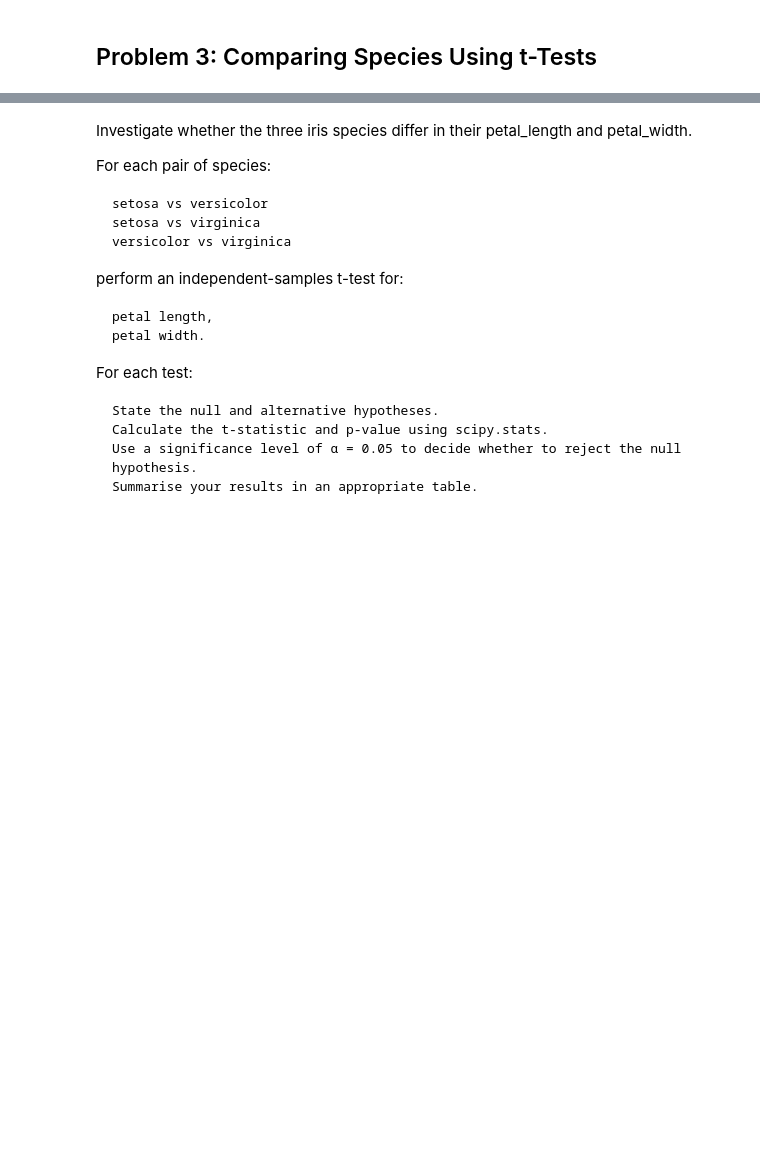
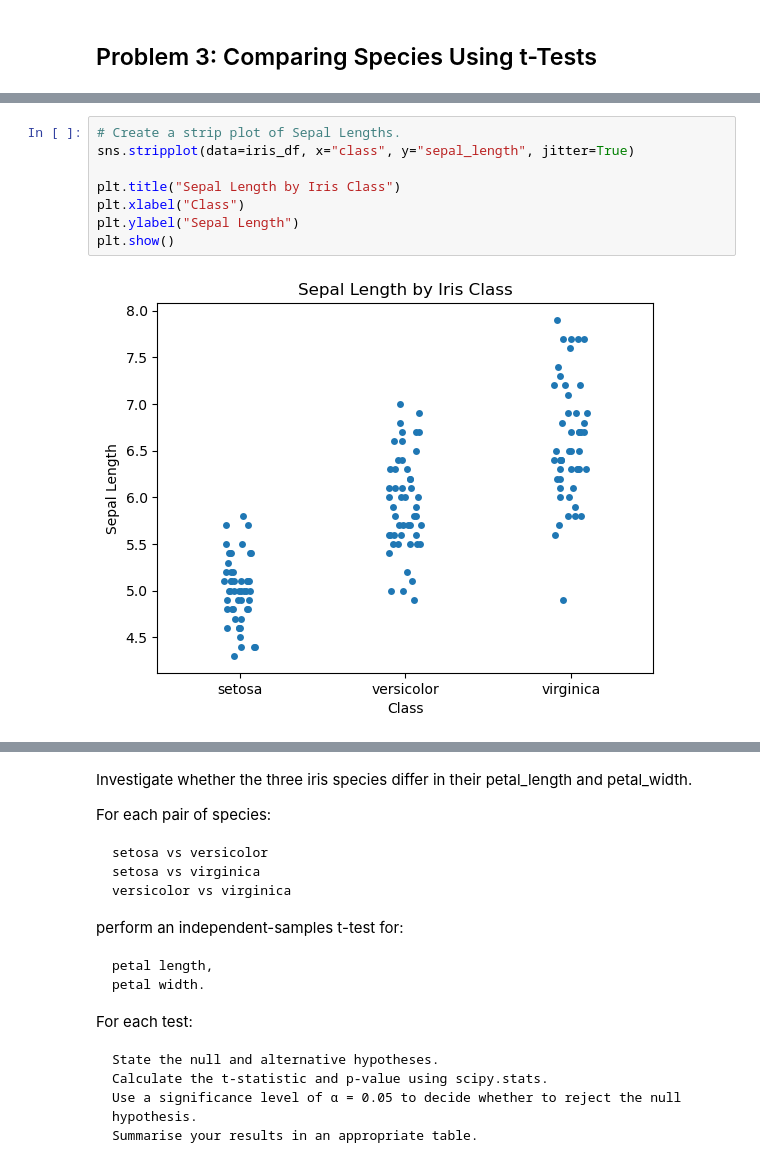
Before and after one commit to callagg2/applied_statistics, a Jupyter notebook: problems.ipynb, the cells around one changed output, grey strips where cells are left out. Saved outputs shown, nothing was run; the diff lists cells and outputs as text; blank space fills up the shorter version.

```diff
--- a/assessment/problems.ipynb
+++ b/problems.ipynb
@@ -736 +737,11 @@ Investigate the relationship between petal_length and petal_width in the Iris da
 Approach: Perform independent-samples t-tests (via scipy.stats.ttest_ind) for all species pairs (setosa vs. versicolor, setosa vs. virginica, versicolor vs. virginica) on both petal length and width. Evaluate results against a significance level of α = 0.05 .
+# %%
+# Create a strip plot of Sepal Lengths.
+sns.stripplot(data=iris_df, x="class", y="sepal_length", jitter=True)
+
+plt.title("Sepal Length by Iris Class")
+plt.xlabel("Class")
+plt.ylabel("Sepal Length")
+plt.show()
+# %% [output]
+[figure, added]
```
Also changed, not shown: parts of 9 cells of this notebook.
